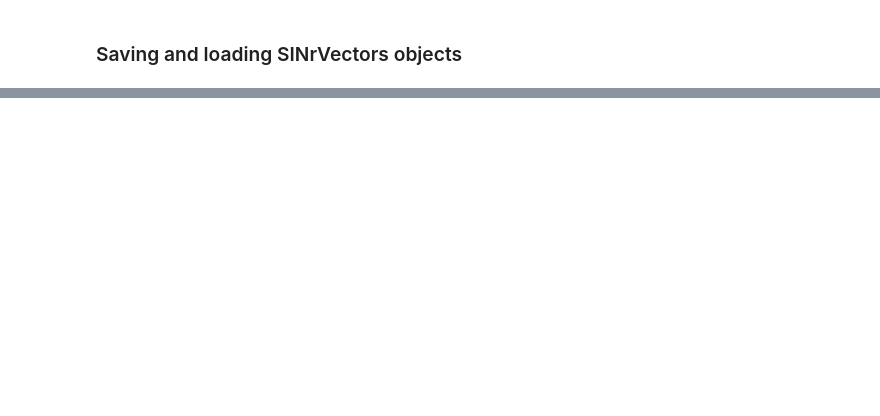
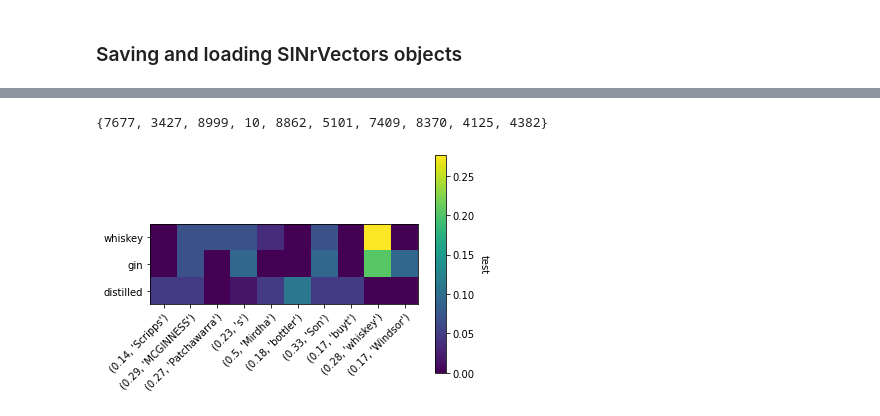
Before and after one commit to SINr-Embeddings/sinr, a Jupyter notebook: notebooks/reuters.ipynb, the cells around one changed output, grey strips where cells are left out. Saved outputs shown, nothing was run; the diff lists cells and outputs as text; code cells hidden in the pictures; blank space fills up the shorter version.

```diff
--- a/notebooks/reuters.ipynb
+++ b/notebooks/reuters.ipynb
@@ -223,0 +230,5 @@ sinr_vectors_new.get_obj_stereotypes_and_descriptors("liberal", topk_dim=5, topk
+# %%
+sinr_viz.compare_stereotypes(["whiskey", "gin", "distilled"])
+# %% [output]
+{7677, 3427, 8999, 10, 8862, 5101, 7409, 8370, 4125, 4382}
+[figure, added]
```
Also changed, not shown: parts of 18 cells of this notebook, 2 other files.
